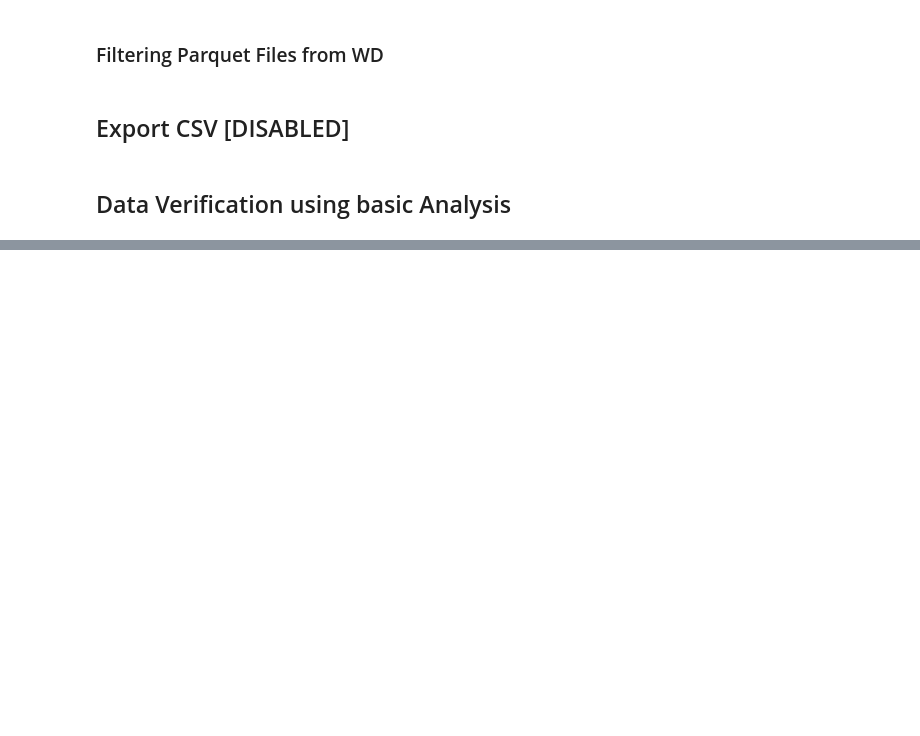
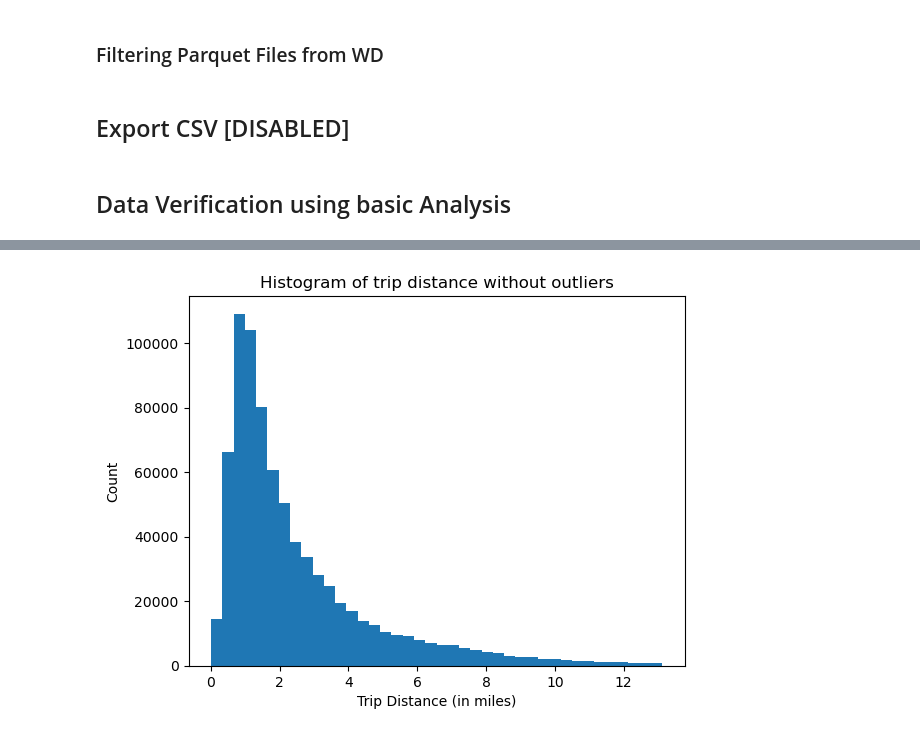
Before and after one commit to jaypareek/Analysis_NYC_GreenTaxiData, a Jupyter notebook: nyc_green_taxi_analysis.ipynb, the cells around one changed output, grey strips where cells are left out. Saved outputs shown, nothing was run; the diff lists cells and outputs as text; code cells hidden in the pictures; blank space fills up the shorter version.

```diff
--- a/nyc_green_taxi_analysis.ipynb
+++ b/nyc_green_taxi_analysis.ipynb
@@ -118 +175,10 @@ trip_Distance = trips.trip_distance[trips.trip_distance>0]
 trip_Distance = trip_Distance[(trip_Distance-trip_Distance.median()).abs() < 4*trip_Distance.std()]
+# %%
+#Plotting histogram with 40 bins.
+plt.hist(trip_Distance,bins = 40)
+plt.title('Histogram of trip distance without outliers')
+plt.xlabel('Trip Distance (in miles)')
+plt.ylabel('Count')
+plt.show()
+# %% [output]
+[figure, added]
```
Also changed, not shown: parts of 15 cells of this notebook, 11 other files.
